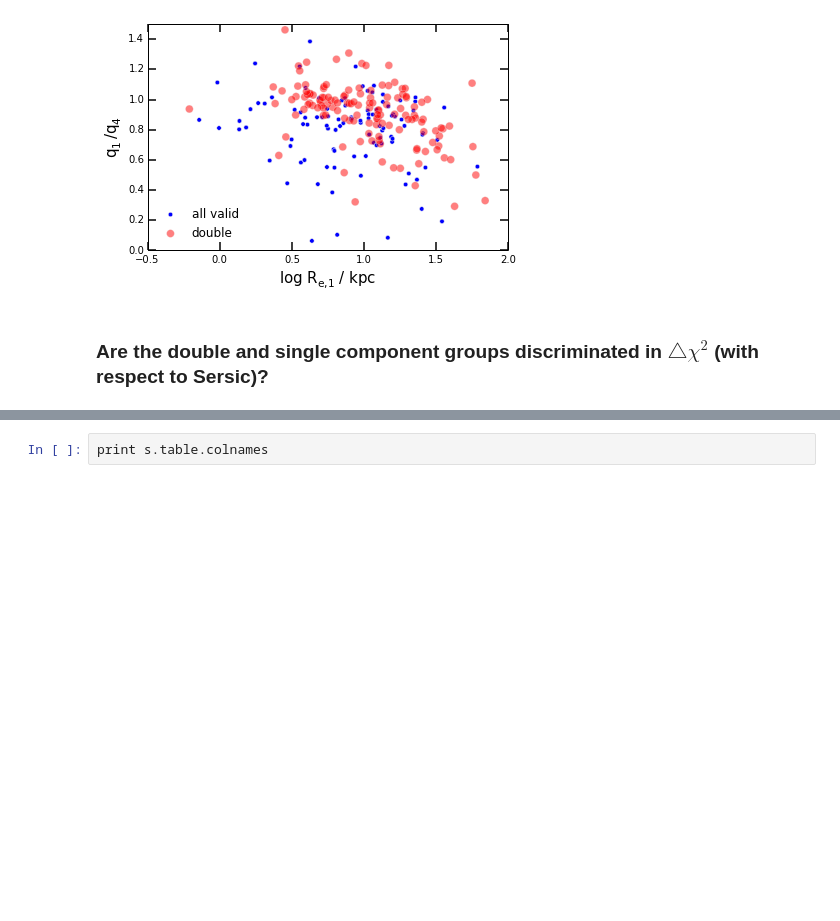
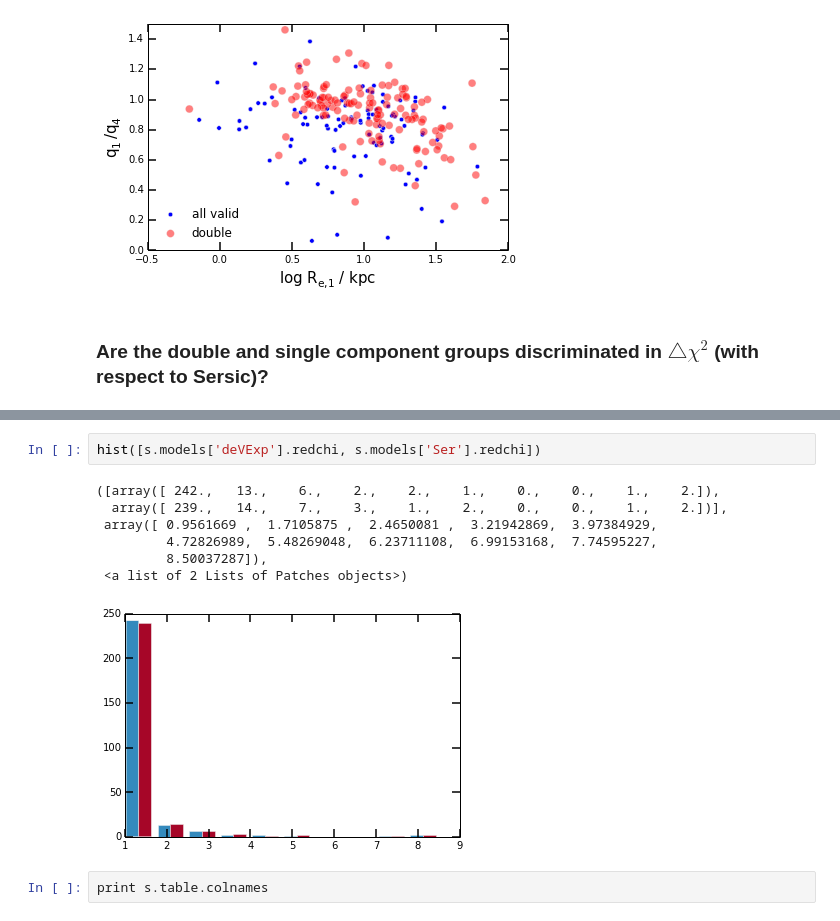
Before and after one commit to smoh/ETGOutskirts, a Jupyter notebook: 20141119/ExamineStamps.ipynb, the cells around one changed output, grey strips where cells are left out. Cells and saved outputs as stored; diff of their text form; blank space fills up the shorter version.

```diff
--- a/20141119/ExamineStamps.ipynb
+++ b/20141119/ExamineStamps.ipynb
@@ -332,3 +348,13 @@ if savefigures:
+# %%
+hist([s.models['deVExp'].redchi, s.models['Ser'].redchi])
+# %% [output]
+([array([ 242.,   13.,    6.,    2.,    2.,    1.,    0.,    0.,    1.,    2.]),
+  array([ 239.,   14.,    7.,    3.,    1.,    2.,    0.,    0.,    1.,    2.])],
+ array([ 0.9561669 ,  1.7105875 ,  2.4650081 ,  3.21942869,  3.97384929,
+         4.72826989,  5.48269048,  6.23711108,  6.99153168,  7.74595227,
+         8.50037287]),
+ <a list of 2 Lists of Patches objects>)
+[figure, added]
 # %%
 print s.table.colnames
 # %% [output]
```
Also changed, not shown: parts of 14 cells of this notebook.
